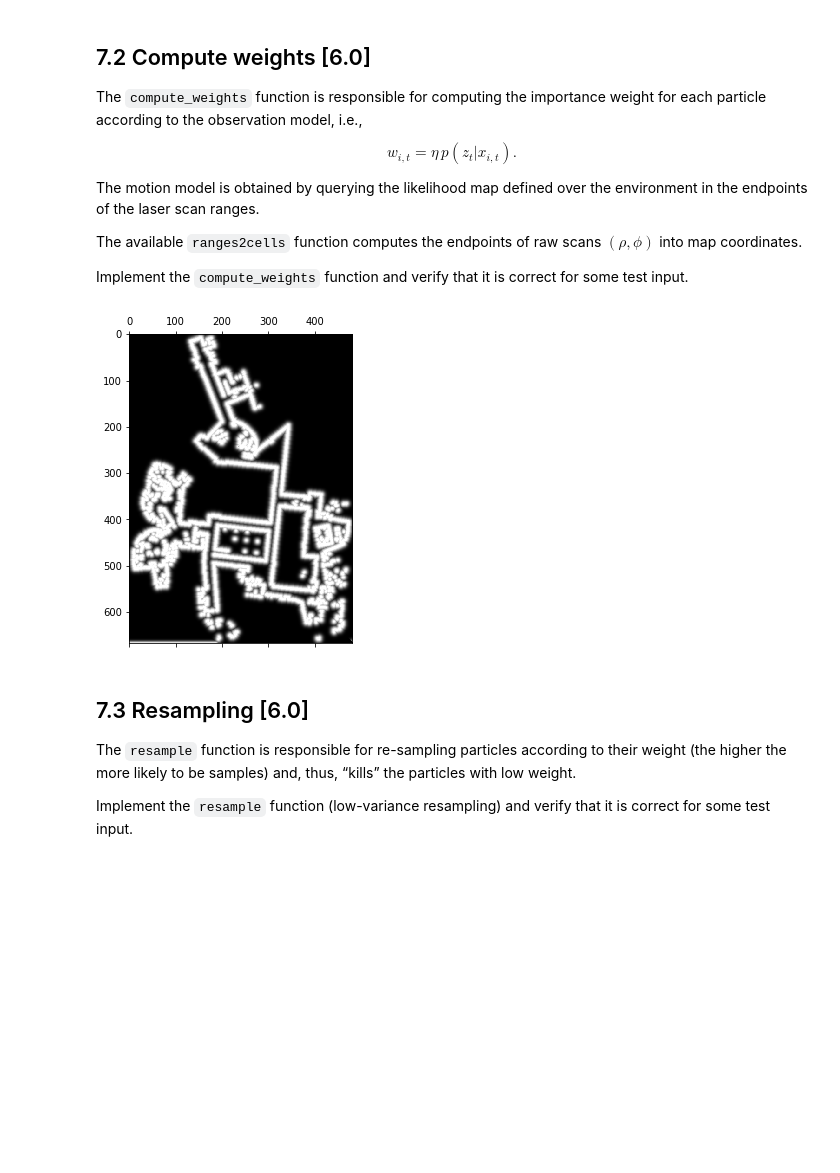
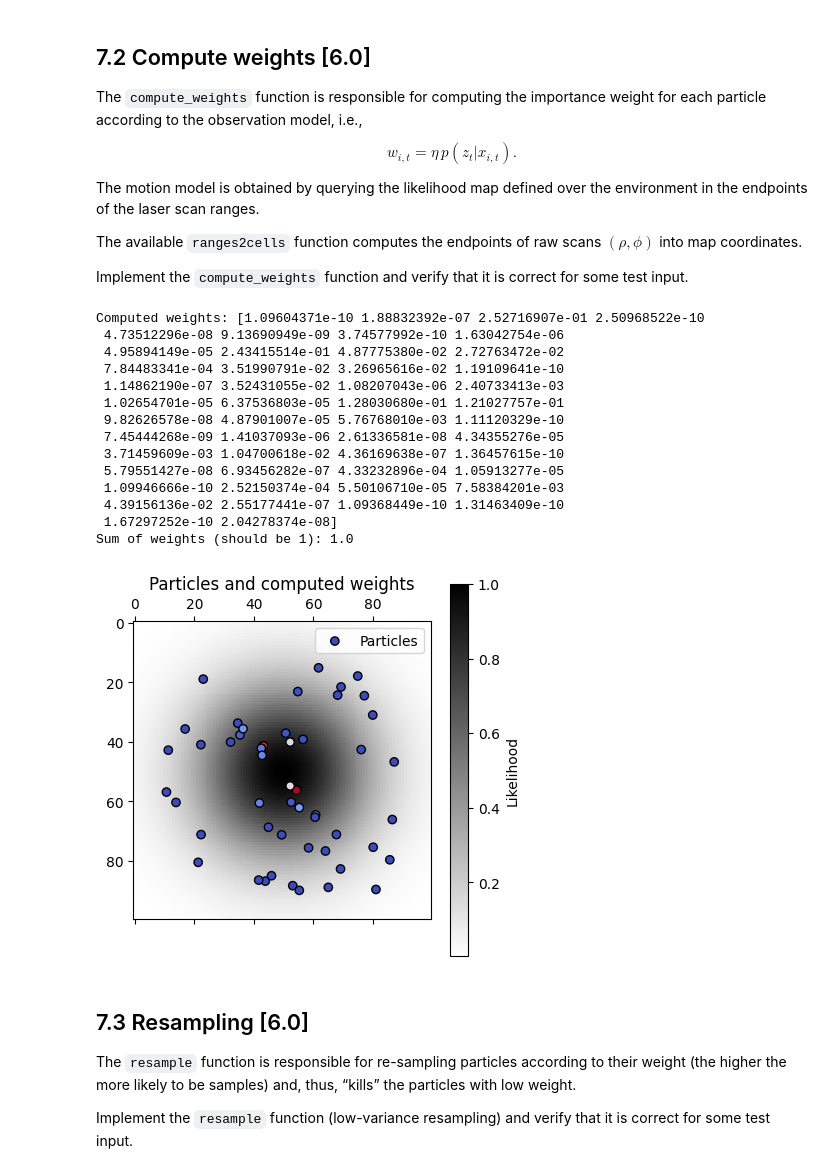
Before and after one commit to harry-graves/C18_code, a Jupyter notebook: navigation/ex05-monte-carlo-localization/ex7.ipynb, the cells around one changed output. Drawn from its saved outputs; the diff is of its cells as text; code cells hidden in the pictures; blank space fills up the shorter version.

Commit message:
ex05-monte-carlo-localization initial commit

```diff
--- a/navigation/ex05-monte-carlo-localization/ex7.ipynb
+++ b/navigation/ex05-monte-carlo-localization/ex7.ipynb
@@ -82,11 +121,66 @@ The motion model is obtained by querying the likelihood map defined over the env
 The available `ranges2cells` function computes the endpoints of raw scans $(\rho, \phi)$ into map coordinates.
 
 Implement the `compute_weights` function and verify that it is correct for some test input.
-# %%
-plt.matshow(data['likelihood_map'], cmap="gray")
-plt.show()
-# %% [output]
-[figure, removed]
+# %%
+import ex7 as ex
+import numpy as np
+import matplotlib.pyplot as plt
+
+# Create a synthetic likelihood map (higher likelihood in the center)
+likelihood_map = np.zeros((100, 100))
+for i in range(100):
+    for j in range(100):
+        likelihood_map[i, j] = np.exp(-((i - 50)**2 + (j - 50)**2) / (2 * 20**2))  # Gaussian distribution
+
+# Create a simple grid map
+gridmap = np.ones((100, 100))
+
+# Map resolution
+map_res = 1  # 1 meter per grid cell
+
+# Generate test particles
+num_particles = 50
+particles = np.zeros((num_particles, 4))
+particles[:, 0] = np.random.uniform(10, 90, num_particles)  # X positions
+particles[:, 1] = np.random.uniform(10, 90, num_particles)  # Y positions
+particles[:, 2] = np.random.uniform(-np.pi, np.pi, num_particles)  # Orientations
+particles[:, 3] = 1.0  # Initial weights
+
+# Generate a synthetic observation (ranges and angles)
+angles = np.linspace(-np.pi / 2, np.pi / 2, 10)  # 10 beams spanning -90° to 90°
+ranges = np.random.uniform(5, 15, 10)  # Random ranges between 5m and 15m
+z_obs = np.vstack((angles, ranges))  # Shape (2, 10)
+
+# Compute weights using the function
+weights = ex.compute_weights(particles, z_obs, gridmap, likelihood_map, map_res)
+
+# Print results
+print("Computed weights:", weights)
+print("Sum of weights (should be 1):", np.sum(weights))
+
+# Plot particles and likelihood map
+plt.matshow(likelihood_map, cmap="binary")
+plt.colorbar(label="Likelihood")
+plt.scatter(particles[:, 0], particles[:, 1], c=weights, cmap="coolwarm", edgecolors="black", label="Particles")
+plt.legend()
+plt.title("Particles and computed weights")
+plt.show()
+# %% [output]
+Computed weights: [1.09604371e-10 1.88832392e-07 2.52716907e-01 2.50968522e-10
+ 4.73512296e-08 9.13690949e-09 3.74577992e-10 1.63042754e-06
+ 4.95894149e-05 2.43415514e-01 4.87775380e-02 2.72763472e-02
+ 7.84483341e-04 3.51990791e-02 3.26965616e-02 1.19109641e-10
+ 1.14862190e-07 3.52431055e-02 1.08207043e-06 2.40733413e-03
+ 1.02654701e-05 6.37536803e-05 1.28030680e-01 1.21027757e-01
+ 9.82626578e-08 4.87901007e-05 5.76768010e-03 1.11120329e-10
+ 7.45444268e-09 1.41037093e-06 2.61336581e-08 4.34355276e-05
+ 3.71459609e-03 1.04700618e-02 4.36169638e-07 1.36457615e-10
+ 5.79551427e-08 6.93456282e-07 4.33232896e-04 1.05913277e-05
+ 1.09946666e-10 2.52150374e-04 5.50106710e-05 7.58384201e-03
+ 4.39156136e-02 2.55177441e-07 1.09368449e-10 1.31463409e-10
+ 1.67297252e-10 2.04278374e-08]
+Sum of weights (should be 1): 1.0
+[figure, added]
 # %% [markdown]
 ## 7.3 Resampling [6.0]
 
```
Also changed, not shown: parts of 7 cells of this notebook, 1 other file.
